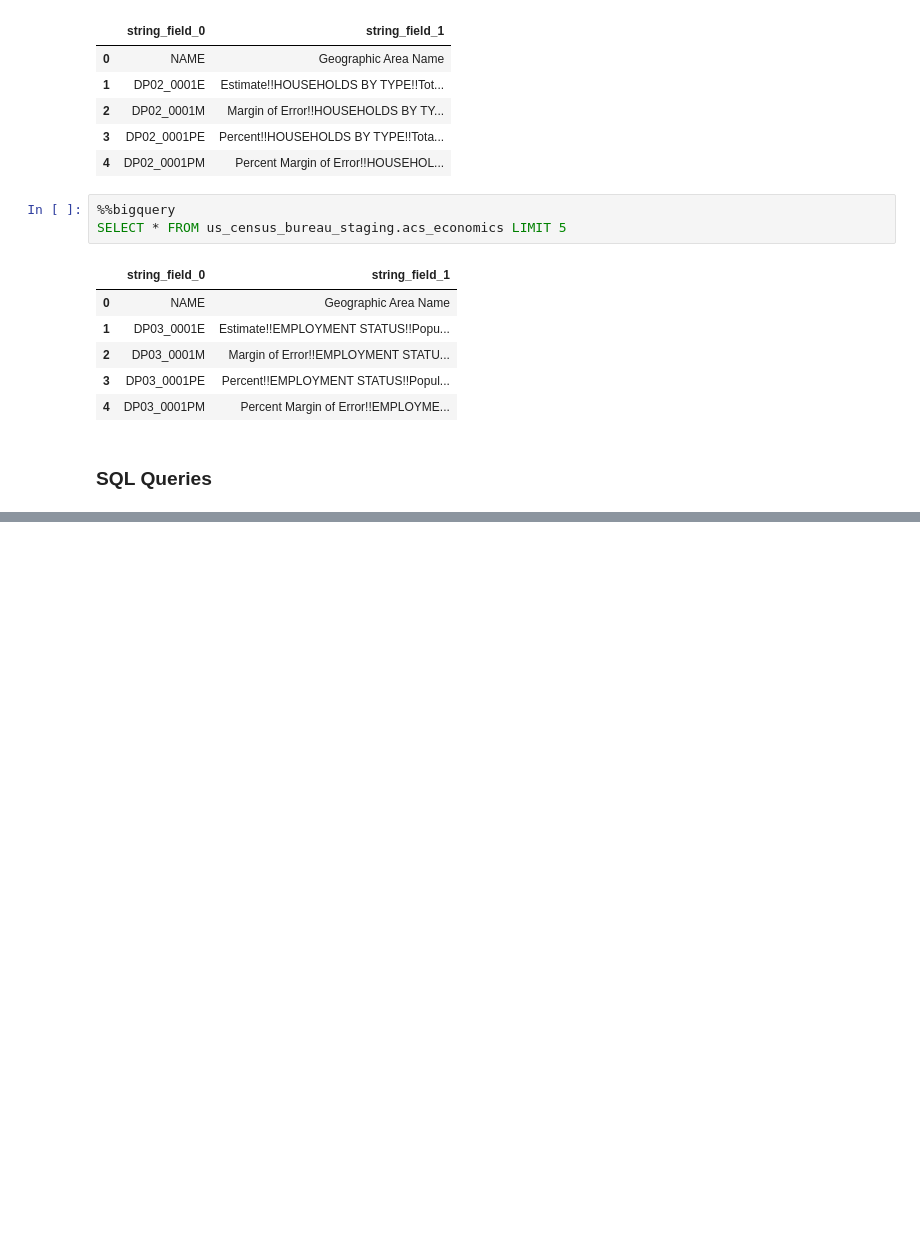
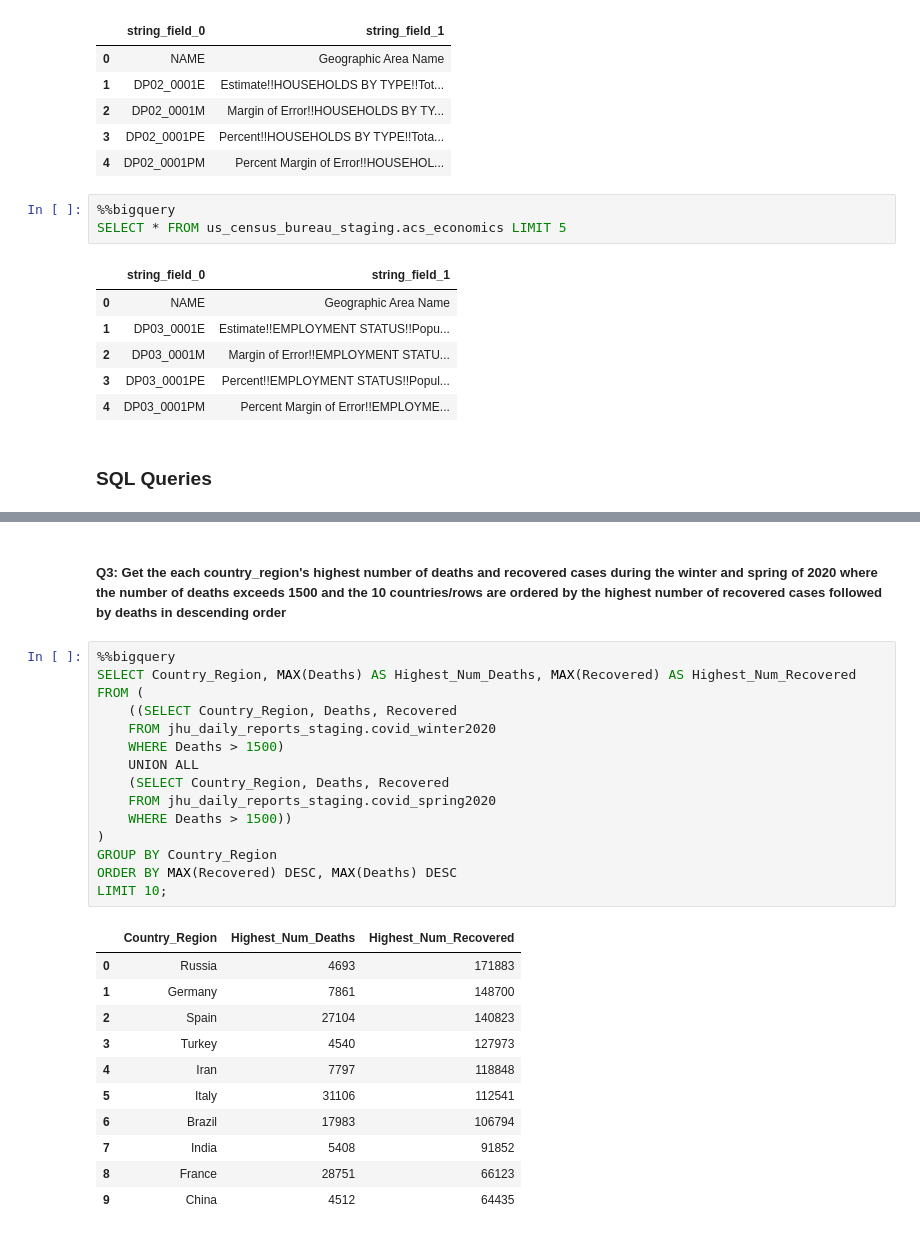
Before and after one commit to kimmisin/Elements-of-Databases, a Jupyter notebook: milestone1.ipynb, the cells around one changed output, grey strips where cells are left out. Saved outputs shown, nothing was run; the diff lists cells and outputs as text; blank space fills up the shorter version.

```diff
--- a/milestone1.ipynb
+++ b/milestone1.ipynb
@@ -576,0 +626,29 @@ SELECT * FROM us_census_bureau_staging.acs_economics LIMIT 5
+# %% [markdown]
+##### Q3: Get the each country_region's highest number of deaths and recovered cases during the winter and spring of 2020 where the number of deaths exceeds 1500 and the 10 countries/rows are ordered by the highest number of recovered cases followed by deaths in descending order
+# %%
+%%bigquery
+SELECT Country_Region, MAX(Deaths) AS Highest_Num_Deaths, MAX(Recovered) AS Highest_Num_Recovered
+FROM (
+    ((SELECT Country_Region, Deaths, Recovered
+    FROM jhu_daily_reports_staging.covid_winter2020
+    WHERE Deaths > 1500)
+    UNION ALL
+    (SELECT Country_Region, Deaths, Recovered
+    FROM jhu_daily_reports_staging.covid_spring2020
+    WHERE Deaths > 1500))
+)
+GROUP BY Country_Region
+ORDER BY MAX(Recovered) DESC, MAX(Deaths) DESC
+LIMIT 10;
+# %% [output]
+|  | Country_Region | Highest_Num_Deaths | Highest_Num_Recovered |
+| 0 | Russia | 4693 | 171883 |
+| 1 | Germany | 7861 | 148700 |
+| 2 | Spain | 27104 | 140823 |
+| 3 | Turkey | 4540 | 127973 |
+| 4 | Iran | 7797 | 118848 |
+| 5 | Italy | 31106 | 112541 |
+| 6 | Brazil | 17983 | 106794 |
+| 7 | India | 5408 | 91852 |
+| 8 | France | 28751 | 66123 |
+| 9 | China | 4512 | 64435 |
```
Also changed, not shown: parts of 18 cells of this notebook.
